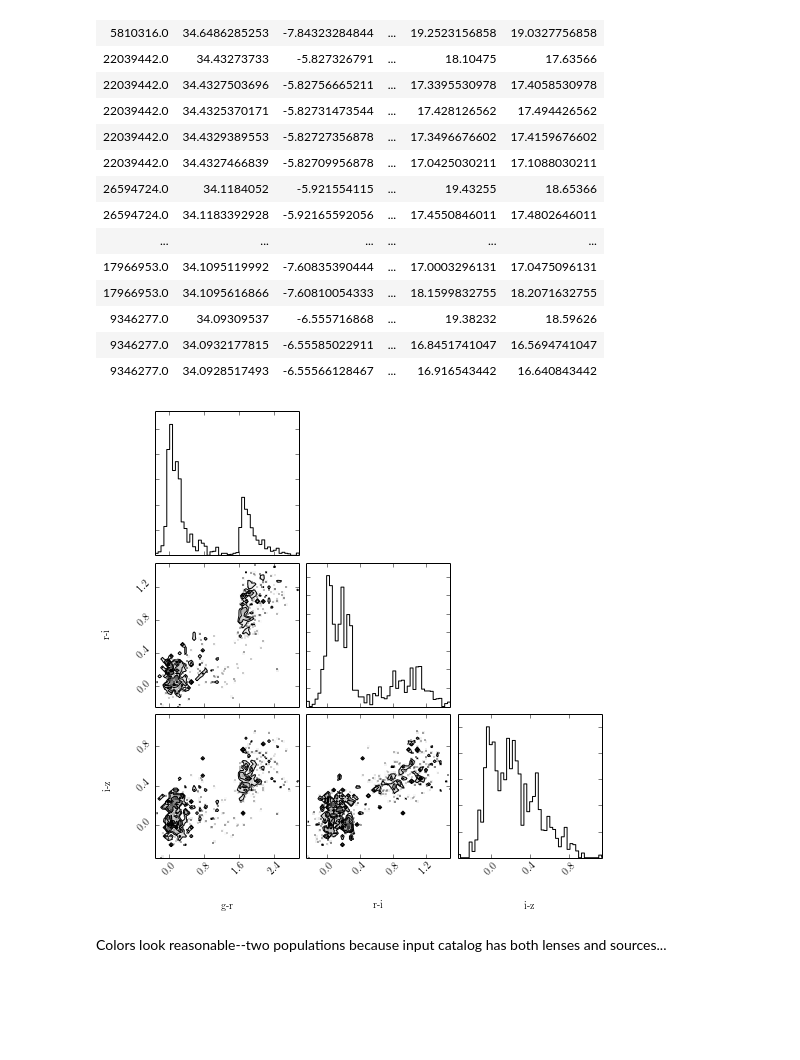
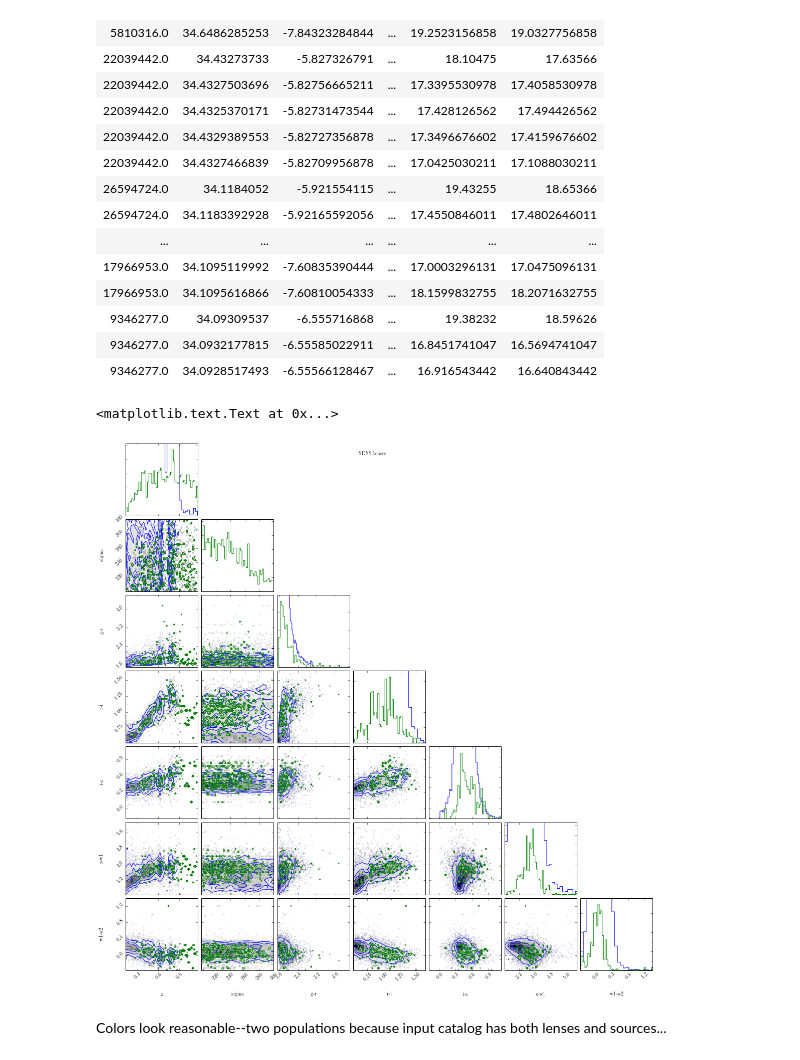
Before and after one commit to drphilmarshall/OM10, a Jupyter notebook: notebooks/ps1qls_forecasting.ipynb, the cells around one changed output. Drawn from its saved outputs; the diff is of its cells as text; code cells hidden in the pictures; blank space fills up the shorter version.

Commit message:
assign colors not mags from sloan #25

```diff
--- a/notebooks/ps1qls_forecasting.ipynb
+++ b/notebooks/ps1qls_forecasting.ipynb
@@ -98,10 +98,17 @@ out_cat
 | 9346277.0 | 34.0928517493 | -6.55566128467 | ... | 16.916543442 | 16.640843442 |
 # %%
 out_cat.write('input_cat_for_eric.fits',format='fits',overwrite=True)
-# %%
-_ =triangle.corner(np.array([out_cat['G']-out_cat['R'], out_cat['R']-out_cat['I'], \
-                             out_cat['I']-out_cat['Z']]).transpose(),labels=['g-r','r-i','i-z'])
-# %% [output]
-[figure, removed]
+# %%
+to_plot = np.array([lrgs[:,0], lrgs[:,1], lrgs[:,6]-lrgs[:,7], lrgs[:,7]-lrgs[:,8],\
+                    lrgs[:,8]-lrgs[:,9], lrgs[:,9]-lrgs[:,10], lrgs[:,10]-lrgs[:,11]]).transpose()
+painted_lenses = np.array([matched['ZLENS'],matched['VELDISP'],matched['MAGG_LENS']-matched['MAGR_LENS'], \
+                    matched['MAGR_LENS']-matched['MAGI_LENS'],matched['MAGI_LENS']-matched['MAGZ_LENS'], \
+                    matched['MAGZ_LENS']-matched['MAGW1_LENS'],matched['MAGW1_LENS']-matched['MAGW2_LENS']]).transpose()
+fig = triangle.corner(to_plot,labels=['z','sigma','g-r','r-i','i-z','z-w1','w1-w2'],color='Blue')
+_ = triangle.corner(painted_lenses,labels=['z','sigma','g-r','r-i','i-z','z-w1','w1-w2'],color='Green',fig=fig)
+plt.suptitle('SDSS Lenses')
+# %% [output]
+<matplotlib.text.Text at 0x...>
+[figure, added]
 # %% [markdown]
 Colors look reasonable--two populations because input catalog has both lenses and sources...
```
Also changed, not shown: parts of 2 cells of this notebook, 1 other file.
